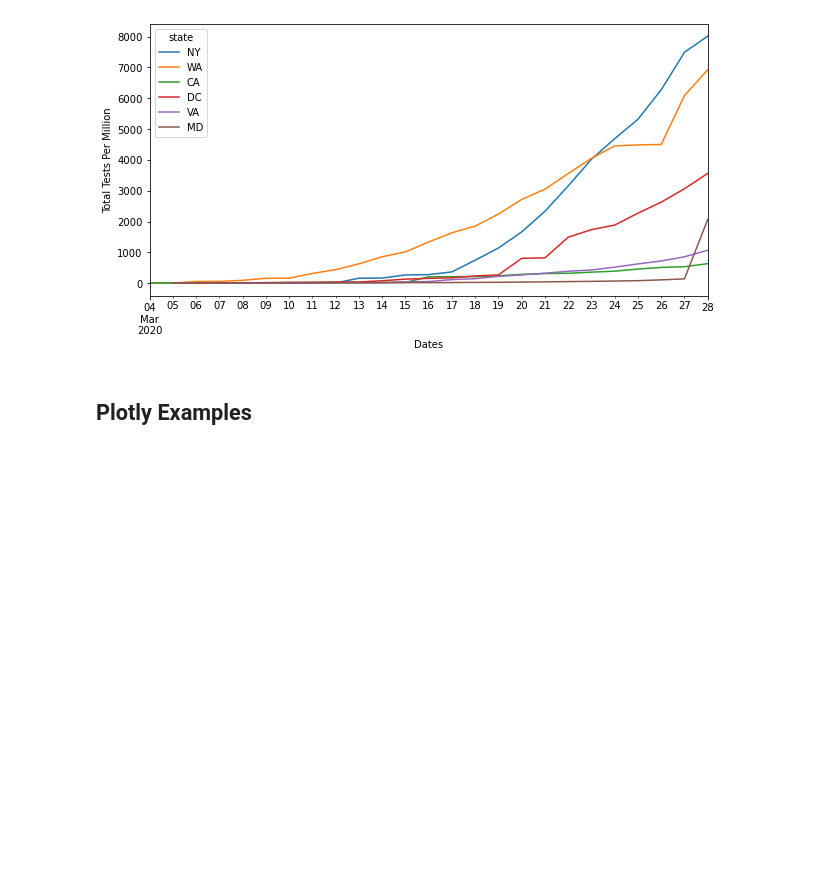
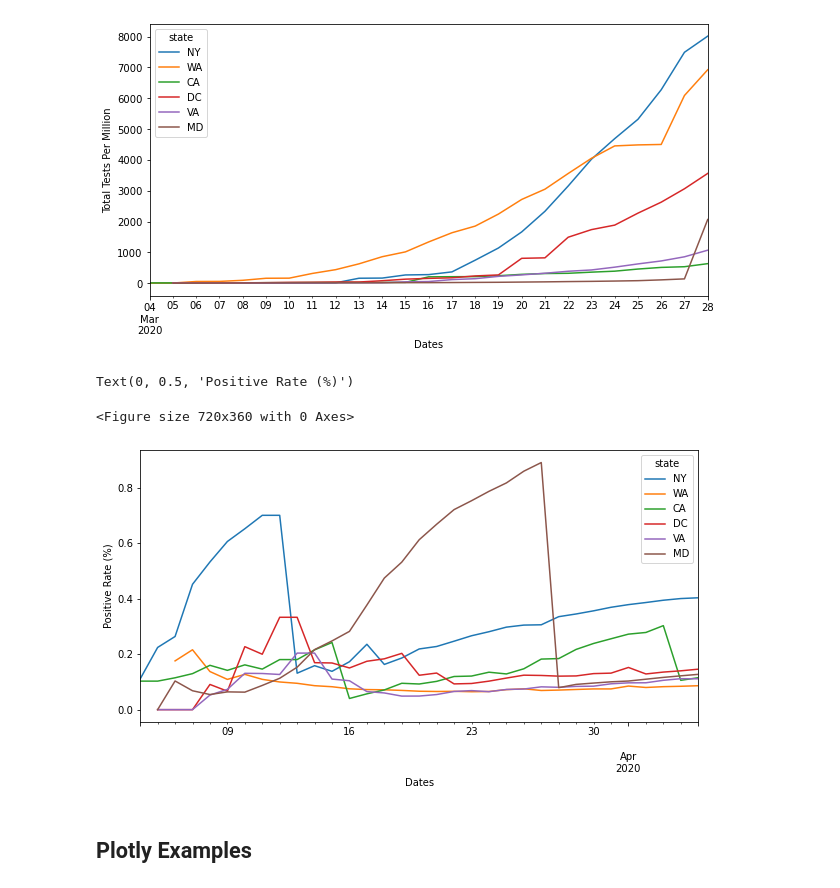
Before and after one commit to DigitalPig/covid-19-testing, a Jupyter notebook: notebooks/States_Testing.ipynb, the cells around one changed output. Drawn from its saved outputs; the diff is of its cells as text; code cells hidden in the pictures; blank space fills up the shorter version.

Commit message:
Added a new Positive Rate Graph
* New testing positive rate graph
* Updated S.Korean data with source

```diff
--- a/notebooks/States_Testing.ipynb
+++ b/notebooks/States_Testing.ipynb
@@ -17,3 +18,5 @@ states_daily.head()
+# %%
+states_daily['pos_rate'] = states_daily['positive'] / (states_daily['positive'] + states_daily['negative'])
 # %%
 states_pop.head()
 # %% [output]
@@ -54,6 +57,8 @@ state_pops
 states_daily['date'] = pd.to_datetime(states_daily['date'],format="%Y%m%d")
 # %%
 states_total_by_dates = states_daily.pivot_table(index='date', columns='state', values='totalTestResults')
+# %%
+states_pos_rate_by_dates = states_daily.pivot_table(index='date', columns='state', values='pos_rate')
 # %%
 # Now we need to process the data with test number per millions of people
 drop_states = [x for x in states_total_by_dates.columns if x not in list(state_pops.keys())]
@@ -78,6 +83,17 @@ ax.set_ylabel('Total Tests Per Million')
 Text(0, 0.5, 'Total Tests Per Million')
 <Figure size 720x360 with 0 Axes>
 [figure]
+# %%
+# positive rate example
+
+plt.figure(figsize=(10,5))
+ax = states_pos_rate_by_dates.loc[:, ['NY', 'WA', 'CA', 'DC', 'VA', 'MD']].plot(figsize=(10,5))
+ax.set_xlabel('Dates')
+ax.set_ylabel('Positive Rate (%)')
+# %% [output]
+Text(0, 0.5, 'Positive Rate (%)')
+<Figure size 720x360 with 0 Axes>
+[figure, added]
 # %% [markdown]
 ## Plotly Examples
 # %%
```
Also changed, not shown: parts of 3 cells of this notebook, 1 other file.
